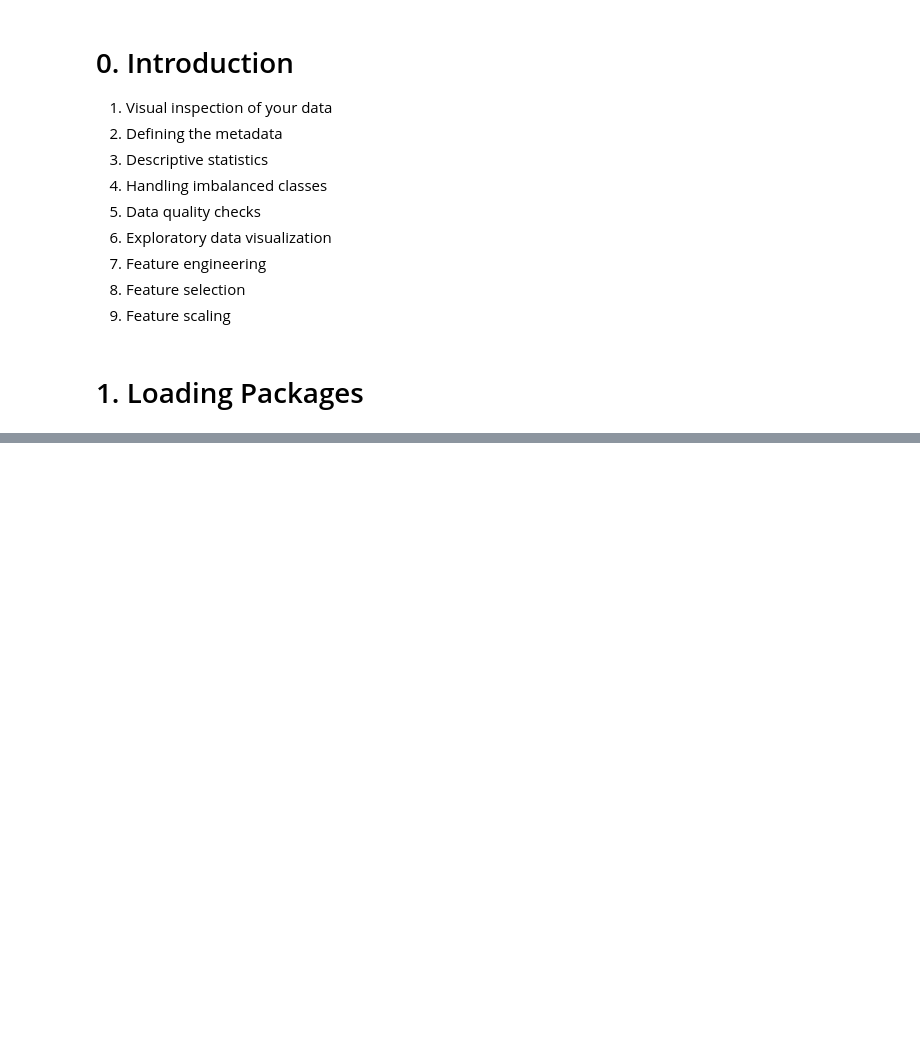
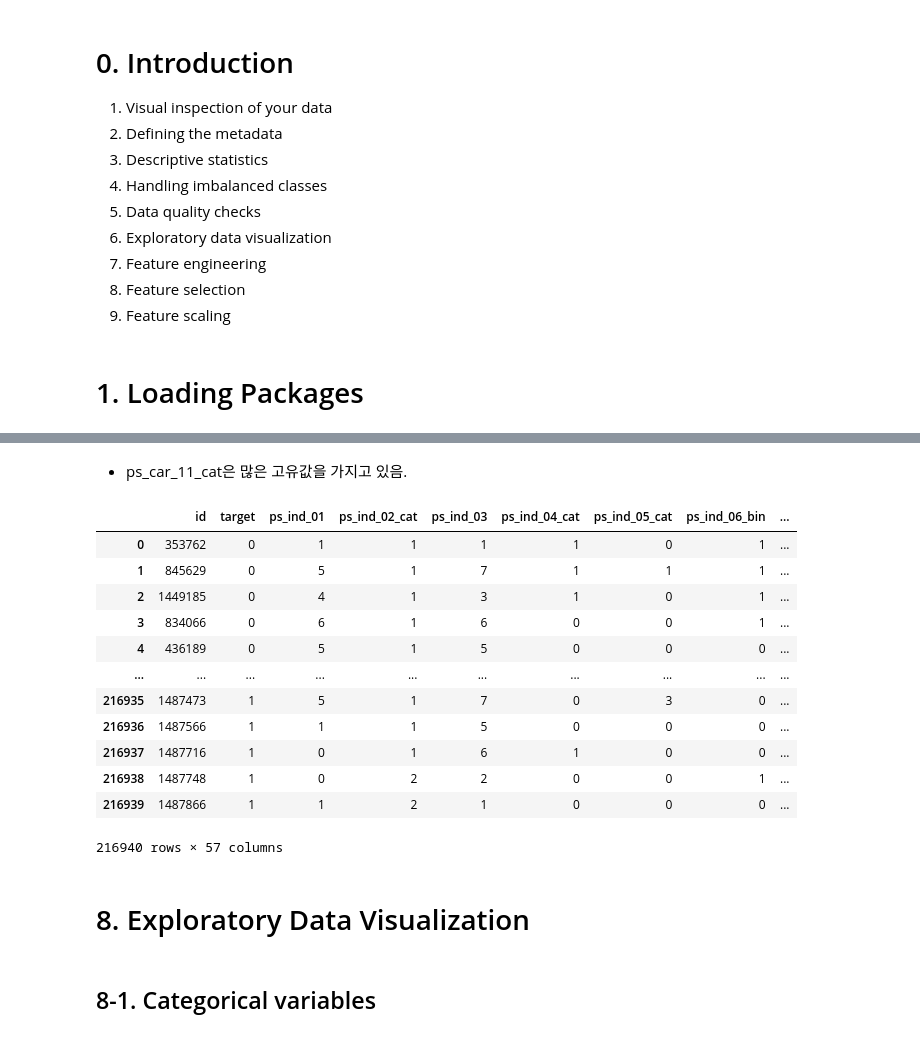
Before and after one commit to yeonduhaeyo/kaggle, a Jupyter notebook: 5-data-preparation-exploration.ipynb, the cells around one changed output, grey strips where cells are left out. Cells and saved outputs as stored; diff of their text form; code cells hidden in the pictures; blank space fills up the shorter version.

Commit message:
Kaggle Notebook |  [필사] 5. Data Preparation & Exploration | Version 2

```diff
--- a/5-data-preparation-exploration.ipynb
+++ b/5-data-preparation-exploration.ipynb
@@ -15,0 +31,3 @@
+# %%
+train = pd.read_csv('/kaggle/input/porto-seguro-safe-driver-prediction/train.csv')
+test = pd.read_csv('/kaggle/input/porto-seguro-safe-driver-prediction/test.csv')
@@ -19,0 +390,14 @@
+# %%
+# Dropping the variables with too many missing values
+vars_to_drop =['ps_car_03_cat','ps_car_05_cat']
+train.drop(vars_to_drop,inplace=True, axis=1)
+meta.loc[(vars_to_drop),'keep'] = False # Updating the meta
+# %%
+# Imputing with the mean or mode
+mean_imp = SimpleImputer(missing_values=-1,strategy='mean')
+mode_imp = SimpleImputer(missing_values=-1,strategy='most_frequent')
+
+train['ps_reg_03'] = mean_imp.fit_transform(train[['ps_reg_03']]).ravel()
+train['ps_car_12'] = mean_imp.fit_transform(train[['ps_car_12']]).ravel()
+train['ps_car_14'] = mean_imp.fit_transform(train[['ps_car_14']]).ravel()
+train['ps_car_11'] = mode_imp.fit_transform(train[['ps_car_11']]).ravel()
@@ -19,0 +431,2 @@
+# %% [markdown]
+- ps_car_11_cat은 많은 고유값을 가지고 있음.
@@ -19,0 +482,33 @@
+# %%
+train_encoded, test_encoded = target_encode(train["ps_car_11_cat"],
+                             test["ps_car_11_cat"],
+                             target=train.target,
+                             min_samples_leaf=100,
+                             smoothing=10,
+                             noise_level=0.01)
+
+train['ps_car_11_cat_te'] = train_encoded
+train.drop('ps_car_11_cat', axis=1, inplace=True)
+meta.loc['ps_car_11_cat','keep'] = False  # Updating the meta
+test['ps_car_11_cat_te'] = test_encoded
+test.drop('ps_car_11_cat', axis=1, inplace=True)
+# %%
+train
+# %% [output]
+|  | id | target | ps_ind_01 | ps_ind_02_cat | ps_ind_03 | ps_ind_04_cat | ps_ind_05_cat | ps_ind_06_bin | ... |
+| 0 | 353762 | 0 | 1 | 1 | 1 | 1 | 0 | 1 | ... |
+| 1 | 845629 | 0 | 5 | 1 | 7 | 1 | 1 | 1 | ... |
+| 2 | 1449185 | 0 | 4 | 1 | 3 | 1 | 0 | 1 | ... |
+| 3 | 834066 | 0 | 6 | 1 | 6 | 0 | 0 | 1 | ... |
+| 4 | 436189 | 0 | 5 | 1 | 5 | 0 | 0 | 0 | ... |
+| ... | ... | ... | ... | ... | ... | ... | ... | ... | ... |
+| 216935 | 1487473 | 1 | 5 | 1 | 7 | 0 | 3 | 0 | ... |
+| 216936 | 1487566 | 1 | 1 | 1 | 5 | 0 | 0 | 0 | ... |
+| 216937 | 1487716 | 1 | 0 | 1 | 6 | 1 | 0 | 0 | ... |
+| 216938 | 1487748 | 1 | 0 | 2 | 2 | 0 | 0 | 1 | ... |
+| 216939 | 1487866 | 1 | 1 | 2 | 1 | 0 | 0 | 0 | ... |
+216940 rows × 57 columns
+# %% [markdown]
+# 8. Exploratory Data Visualization
+# %% [markdown]
+## 8-1. Categorical variables
```
Also changed, not shown: parts of 42 cells of this notebook.
